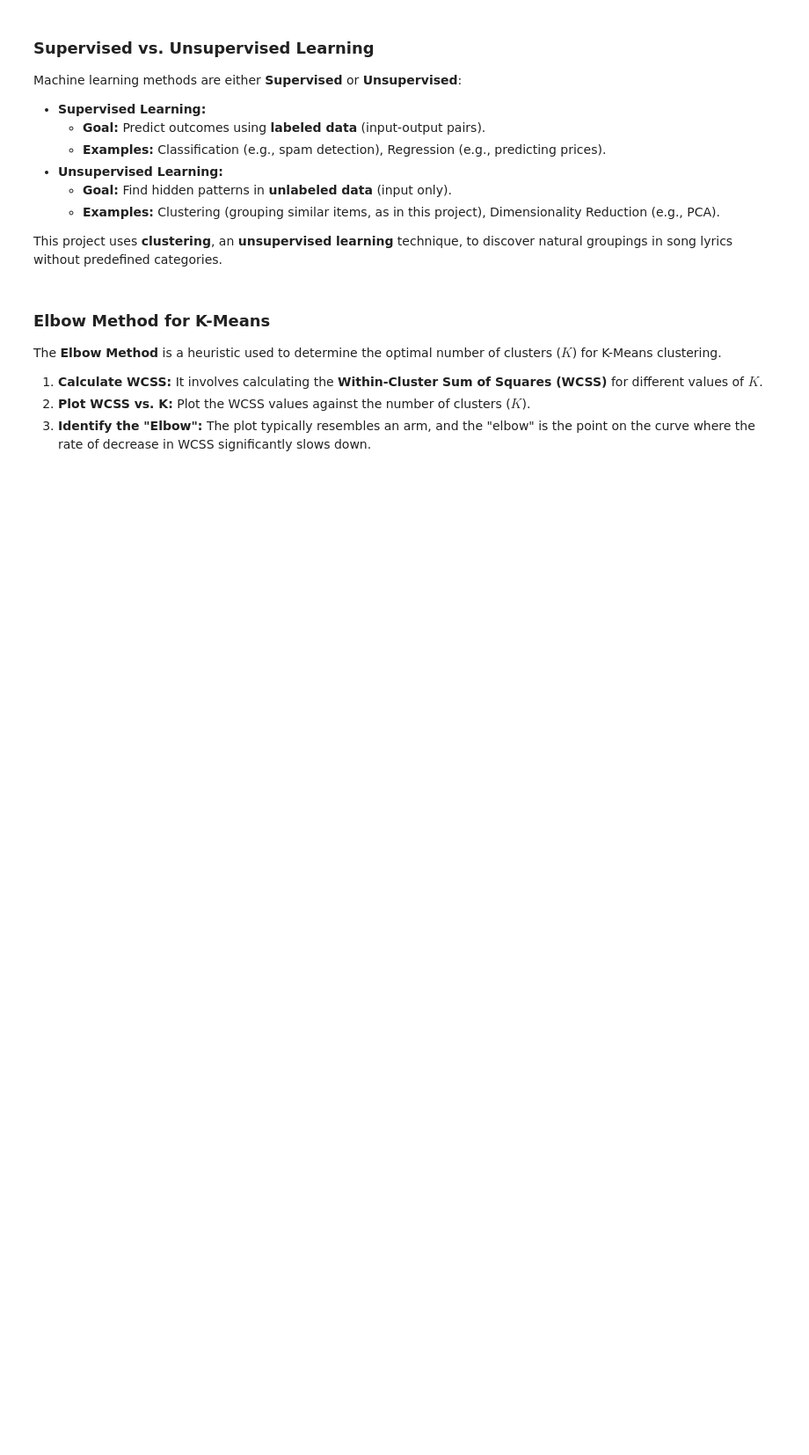
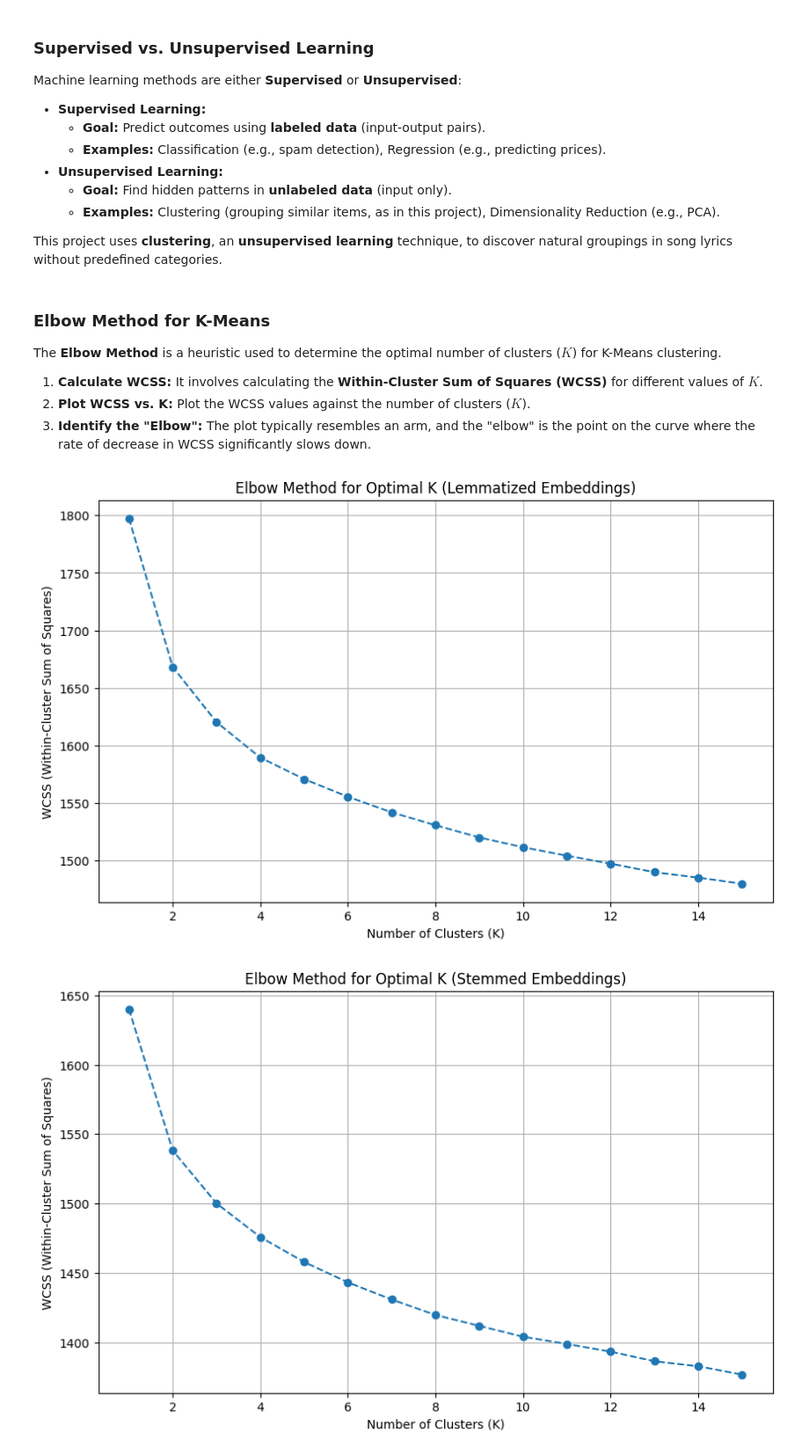
Before and after one commit to Alii-Tavakolii/Song_Lyrics_Clustering, a Jupyter notebook: lyrics_clustering_analysis.ipynb, the cells around one changed output. Shown at 88% size. Saved outputs shown, nothing was run; the diff lists cells and outputs as text; code cells hidden in the pictures; blank space fills up the shorter version.

```diff
--- a/lyrics_clustering_analysis.ipynb
+++ b/lyrics_clustering_analysis.ipynb
@@ -217,3 +212,48 @@ The **Elbow Method** is a heuristic used to determine the optimal number of clus
 1.  **Calculate WCSS:** It involves calculating the **Within-Cluster Sum of Squares (WCSS)** for different values of $K$.
 2.  **Plot WCSS vs. K:** Plot the WCSS values against the number of clusters ($K$).
 3.  **Identify the "Elbow":** The plot typically resembles an arm, and the "elbow" is the point on the curve where the rate of decrease in WCSS significantly slows down.
+# %%
+from sklearn.cluster import KMeans
+import matplotlib.pyplot as plt
+import numpy as np
+import pandas as pd
+
+
+# --- K-Means for Lemmatized Embeddings ---
+X_lem = np.array(df_with_embeddings['embeddings_lem'].tolist())
+
+wcss_lem = []
+max_k_lem = 15
+for i in range(1, max_k_lem + 1):
+    kmeans = KMeans(n_clusters=i, init='k-means++', max_iter=300, n_init=10, random_state=42)
+    kmeans.fit(X_lem)
+    wcss_lem.append(kmeans.inertia_)
+
+plt.figure(figsize=(10, 6))
+plt.plot(range(1, max_k_lem + 1), wcss_lem, marker='o', linestyle='--')
+plt.title('Elbow Method for Optimal K (Lemmatized Embeddings)')
+plt.xlabel('Number of Clusters (K)')
+plt.ylabel('WCSS (Within-Cluster Sum of Squares)')
+plt.grid(True)
+plt.show()
+
+# --- K-Means for Stemmed Embeddings ---
+X_stem = np.array(df_with_embeddings['embeddings_stem'].tolist())
+
+wcss_stem = []
+max_k_stem = 15
+for i in range(1, max_k_stem + 1):
+    kmeans = KMeans(n_clusters=i, init='k-means++', max_iter=300, n_init=10, random_state=42)
+    kmeans.fit(X_stem)
+    wcss_stem.append(kmeans.inertia_)
+
+plt.figure(figsize=(10, 6))
+plt.plot(range(1, max_k_stem + 1), wcss_stem, marker='o', linestyle='--')
+plt.title('Elbow Method for Optimal K (Stemmed Embeddings)')
+plt.xlabel('Number of Clusters (K)')
+plt.ylabel('WCSS (Within-Cluster Sum of Squares)')
+plt.grid(True)
+plt.show()
+# %% [output]
+[figure, added]
+[figure, added]
```
Also changed, not shown: parts of 19 cells of this notebook.
